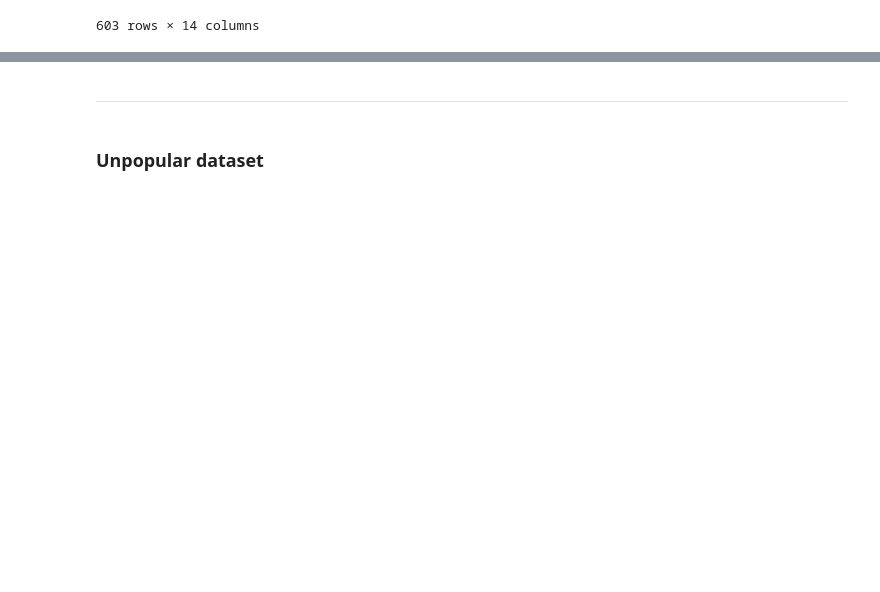
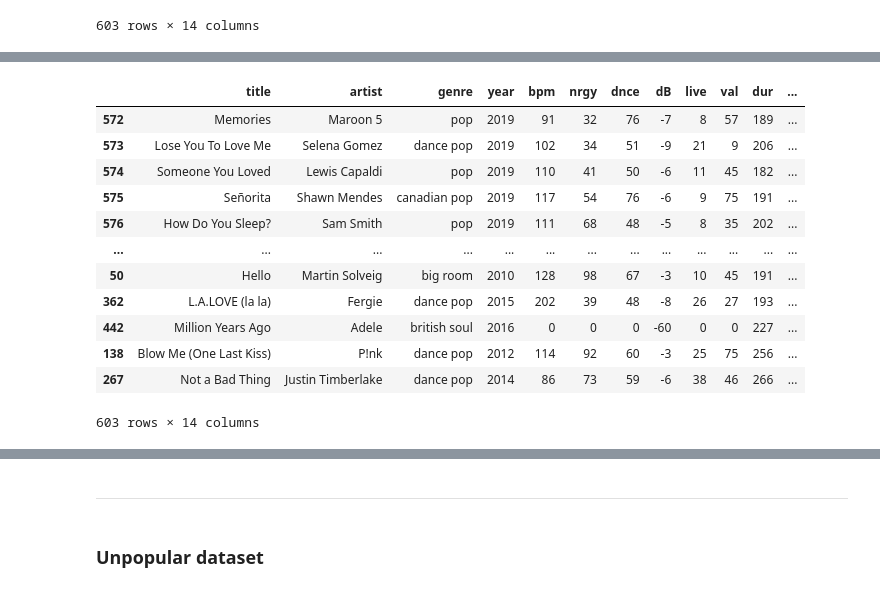
Before and after one commit to jodiambra/Code-Pudding, a Jupyter notebook: notebook.ipynb, the cells around one changed output, grey strips where cells are left out. Cells and saved outputs as stored; diff of their text form; code cells hidden in the pictures; blank space fills up the shorter version.

```diff
--- a/notebook.ipynb
+++ b/notebook.ipynb
@@ -204,4 +260,20 @@ top10.corr()
 | acous | 0.101725 | -0.113257 | -0.562287 | -0.240064 | -0.190401 | -0.098167 | -0.249038 | 0.091802 | 1.000000 | 0.002763 | 0.026704 |
 | spch | 0.004778 | 0.058999 | 0.107313 | -0.028041 | -0.001110 | 0.144103 | 0.122013 | 0.054564 | 0.002763 | 1.000000 | -0.041490 |
 | pop | 0.241261 | 0.018983 | -0.057645 | 0.116054 | 0.156897 | -0.075749 | 0.038953 | -0.104363 | 0.026704 | -0.041490 | 1.000000 |
+# %%
+top10.sort_values(by='pop', ascending=False)
+# %% [output]
+|  | title | artist | genre | year | bpm | nrgy | dnce | dB | live | val | dur | ... |
+| 572 | Memories | Maroon 5 | pop | 2019 | 91 | 32 | 76 | -7 | 8 | 57 | 189 | ... |
+| 573 | Lose You To Love Me | Selena Gomez | dance pop | 2019 | 102 | 34 | 51 | -9 | 21 | 9 | 206 | ... |
+| 574 | Someone You Loved | Lewis Capaldi | pop | 2019 | 110 | 41 | 50 | -6 | 11 | 45 | 182 | ... |
+| 575 | Señorita | Shawn Mendes | canadian pop | 2019 | 117 | 54 | 76 | -6 | 9 | 75 | 191 | ... |
+| 576 | How Do You Sleep? | Sam Smith | pop | 2019 | 111 | 68 | 48 | -5 | 8 | 35 | 202 | ... |
+| ... | ... | ... | ... | ... | ... | ... | ... | ... | ... | ... | ... | ... |
+| 50 | Hello | Martin Solveig | big room | 2010 | 128 | 98 | 67 | -3 | 10 | 45 | 191 | ... |
+| 362 | L.A.LOVE (la la) | Fergie | dance pop | 2015 | 202 | 39 | 48 | -8 | 26 | 27 | 193 | ... |
+| 442 | Million Years Ago | Adele | british soul | 2016 | 0 | 0 | 0 | -60 | 0 | 0 | 227 | ... |
+| 138 | Blow Me (One Last Kiss) | P!nk | dance pop | 2012 | 114 | 92 | 60 | -3 | 25 | 75 | 256 | ... |
+| 267 | Not a Bad Thing | Justin Timberlake | dance pop | 2014 | 86 | 73 | 59 | -6 | 38 | 46 | 266 | ... |
+603 rows × 14 columns
 # %%
```
Also changed, not shown: parts of 40 cells of this notebook.
